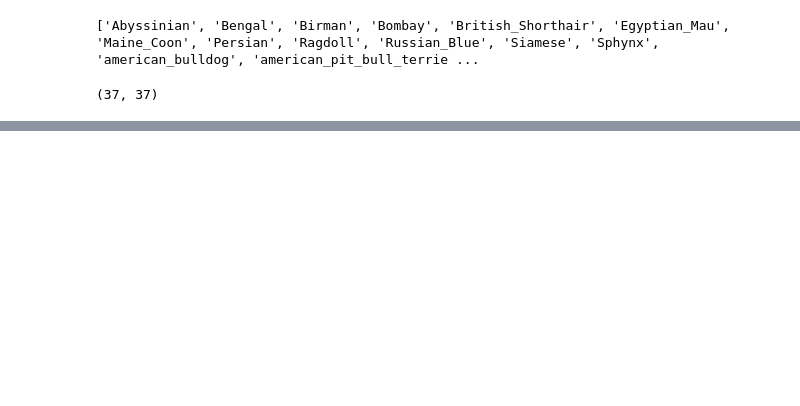
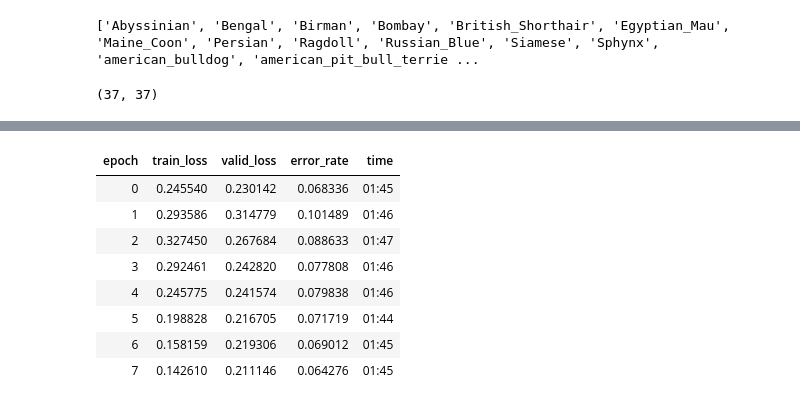
Before and after one commit to Orest-tronic/FAST_AI, a Jupyter notebook: Mon_test_colab.ipynb, the cells around one changed output, grey strips where cells are left out. Drawn from its saved outputs; the diff is of its cells as text; code cells hidden in the pictures; blank space fills up the shorter version.

```diff
--- a/Mon_test_colab.ipynb
+++ b/Mon_test_colab.ipynb
@@ -104,0 +101,12 @@ learn.fit_one_cycle(4)
+# %%
+learn.fit_one_cycle(8)
+# %% [output]
+| epoch | train_loss | valid_loss | error_rate | time |
+| 0 | 0.245540 | 0.230142 | 0.068336 | 01:45 |
+| 1 | 0.293586 | 0.314779 | 0.101489 | 01:46 |
+| 2 | 0.327450 | 0.267684 | 0.088633 | 01:47 |
+| 3 | 0.292461 | 0.242820 | 0.077808 | 01:46 |
+| 4 | 0.245775 | 0.241574 | 0.079838 | 01:46 |
+| 5 | 0.198828 | 0.216705 | 0.071719 | 01:44 |
+| 6 | 0.158159 | 0.219306 | 0.069012 | 01:45 |
+| 7 | 0.142610 | 0.211146 | 0.064276 | 01:45 |
```
Also changed, not shown: parts of 12 cells of this notebook.
